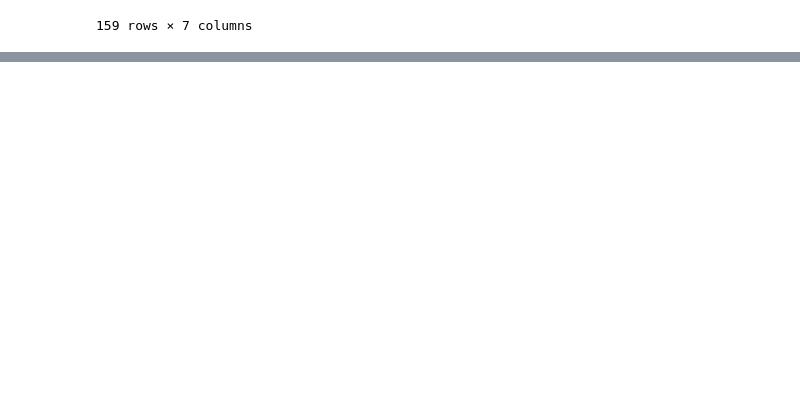
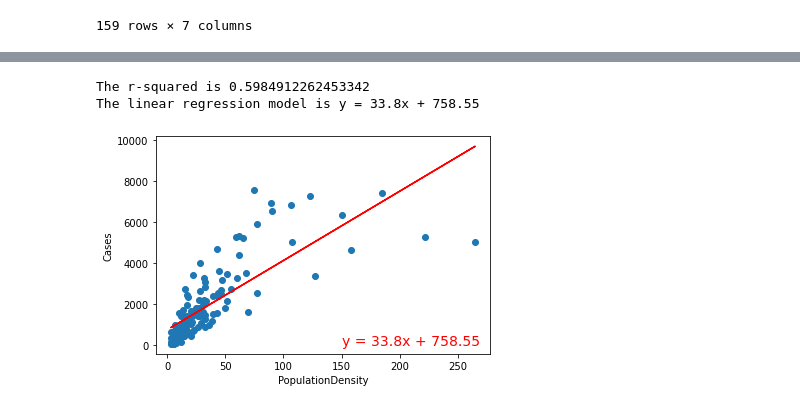
Before and after one commit to jzhao0626/Pandemic_Analysis, a Jupyter notebook: DataAnalysis/DataAnalysis_Population-vs-Case.ipynb, the cells around one changed output, grey strips where cells are left out. Drawn from its saved outputs; the diff is of its cells as text; code cells hidden in the pictures; blank space fills up the shorter version.

```diff
--- a/DataAnalysis/DataAnalysis_Population-vs-Case.ipynb
+++ b/DataAnalysis/DataAnalysis_Population-vs-Case.ipynb
@@ -27,0 +137,3 @@ final_df.plot(kind='scatter', x='PopulationDensity', y='Cases')
+# %%
+normal_df = final_df.loc[final_df['Cases'] <= upper_bound]
+normal_df
@@ -27,0 +154,16 @@ final_df.plot(kind='scatter', x='PopulationDensity', y='Cases')
+# %%
+normal_df.plot(kind='scatter', x='PopulationDensity', y='Cases')
+
+(slope, intercept, rvalue, pvalue, stderr) = linregress(normal_df['PopulationDensity'], normal_df['Cases'])
+regress_values = normal_df['PopulationDensity'] * slope + intercept
+line_eq = "y = " + str(round(slope,2)) + "x + " + str(round(intercept,2))
+plt.scatter(normal_df['PopulationDensity'], normal_df['Cases'])
+plt.plot(normal_df['PopulationDensity'],regress_values,"r-")
+plt.annotate(line_eq, (150, 30),fontsize=14,color="red")
+
+print(f'The r-squared is {rvalue**2}')
+print(f'The linear regression model is {line_eq}')
+# %% [output]
+The r-squared is 0.5984912262453342
+The linear regression model is y = 33.8x + 758.55
+[figure, added]
```
Also changed, not shown: parts of 7 cells of this notebook, 12 other files.
